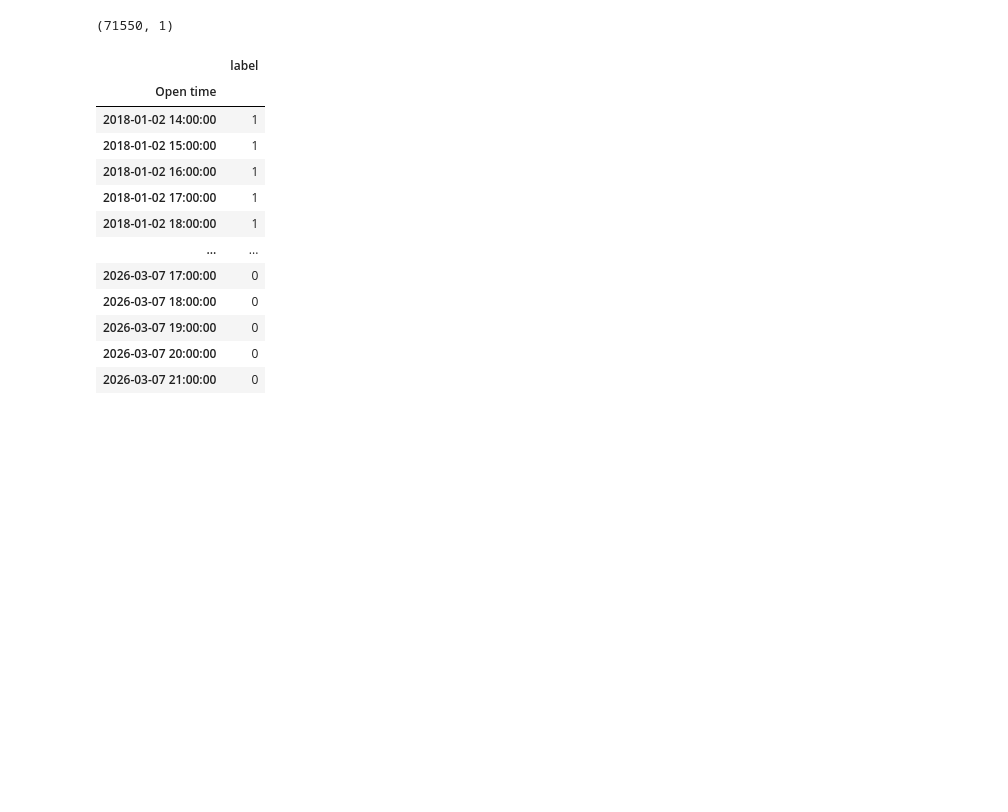
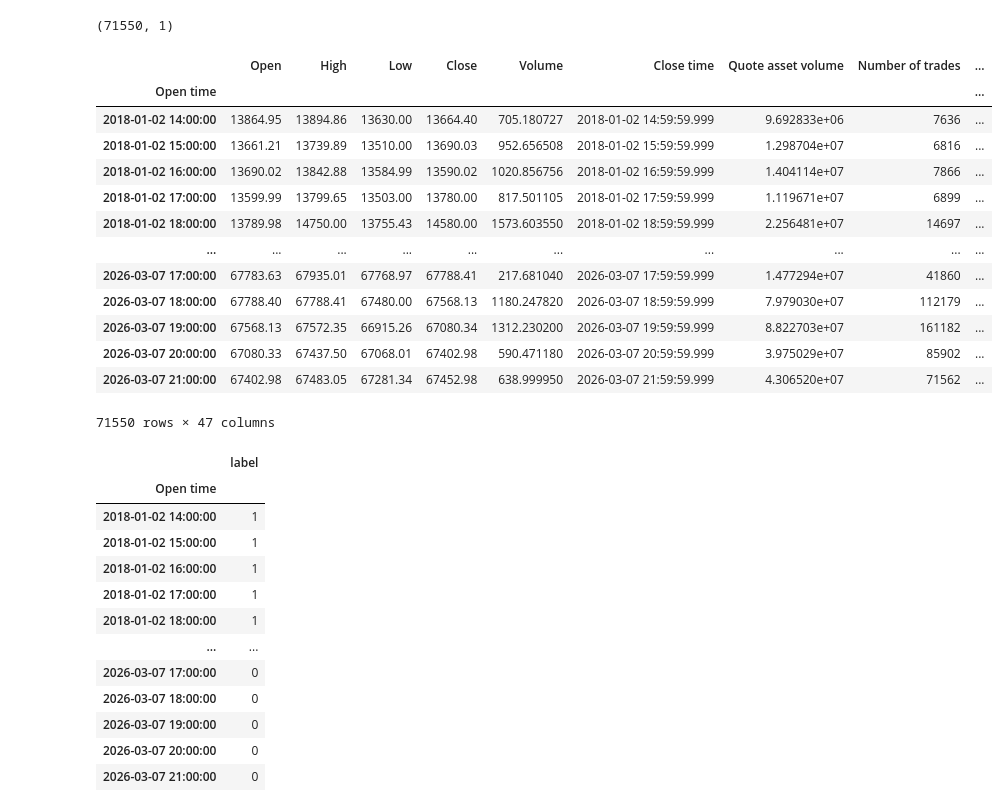
Before and after one commit to rajeevankrajendran-creator/systematic_trading, a Jupyter notebook: notebooks/Master_Notebook_V1.ipynb, the cells around one changed output. Cells and saved outputs as stored; diff of their text form; code cells hidden in the pictures; blank space fills up the shorter version.

```diff
--- a/systematic_trading_backend/notebooks/Master_Notebook_V1.ipynb
+++ b/notebooks/Master_Notebook_V1.ipynb
@@ -224,3 +226,21 @@ y.shape
+# %%
+# create a function to call this
+pd.read_pickle('../raw_data/preprocessed.pkl')
+# %% [output]
+|  | Open | High | Low | Close | Volume | Close time | Quote asset volume | Number of trades | ... |
+| Open time |  |  |  |  |  |  |  |  | ... |
+| 2018-01-02 14:00:00 | 13864.95 | 13894.86 | 13630.00 | 13664.40 | 705.180727 | 2018-01-02 14:59:59.999 | 9.692833e+06 | 7636 | ... |
+| 2018-01-02 15:00:00 | 13661.21 | 13739.89 | 13510.00 | 13690.03 | 952.656508 | 2018-01-02 15:59:59.999 | 1.298704e+07 | 6816 | ... |
+| 2018-01-02 16:00:00 | 13690.02 | 13842.88 | 13584.99 | 13590.02 | 1020.856756 | 2018-01-02 16:59:59.999 | 1.404114e+07 | 7866 | ... |
+| 2018-01-02 17:00:00 | 13599.99 | 13799.65 | 13503.00 | 13780.00 | 817.501105 | 2018-01-02 17:59:59.999 | 1.119671e+07 | 6899 | ... |
+| 2018-01-02 18:00:00 | 13789.98 | 14750.00 | 13755.43 | 14580.00 | 1573.603550 | 2018-01-02 18:59:59.999 | 2.256481e+07 | 14697 | ... |
+| ... | ... | ... | ... | ... | ... | ... | ... | ... | ... |
+| 2026-03-07 17:00:00 | 67783.63 | 67935.01 | 67768.97 | 67788.41 | 217.681040 | 2026-03-07 17:59:59.999 | 1.477294e+07 | 41860 | ... |
+| 2026-03-07 18:00:00 | 67788.40 | 67788.41 | 67480.00 | 67568.13 | 1180.247820 | 2026-03-07 18:59:59.999 | 7.979030e+07 | 112179 | ... |
+| 2026-03-07 19:00:00 | 67568.13 | 67572.35 | 66915.26 | 67080.34 | 1312.230200 | 2026-03-07 19:59:59.999 | 8.822703e+07 | 161182 | ... |
+| 2026-03-07 20:00:00 | 67080.33 | 67437.50 | 67068.01 | 67402.98 | 590.471180 | 2026-03-07 20:59:59.999 | 3.975029e+07 | 85902 | ... |
+| 2026-03-07 21:00:00 | 67402.98 | 67483.05 | 67281.34 | 67452.98 | 638.999950 | 2026-03-07 21:59:59.999 | 4.306520e+07 | 71562 | ... |
+71550 rows × 47 columns
 # %%
 y
 # %% [output]
```
Also changed, not shown: parts of 1 cell of this notebook, 22 other files.
